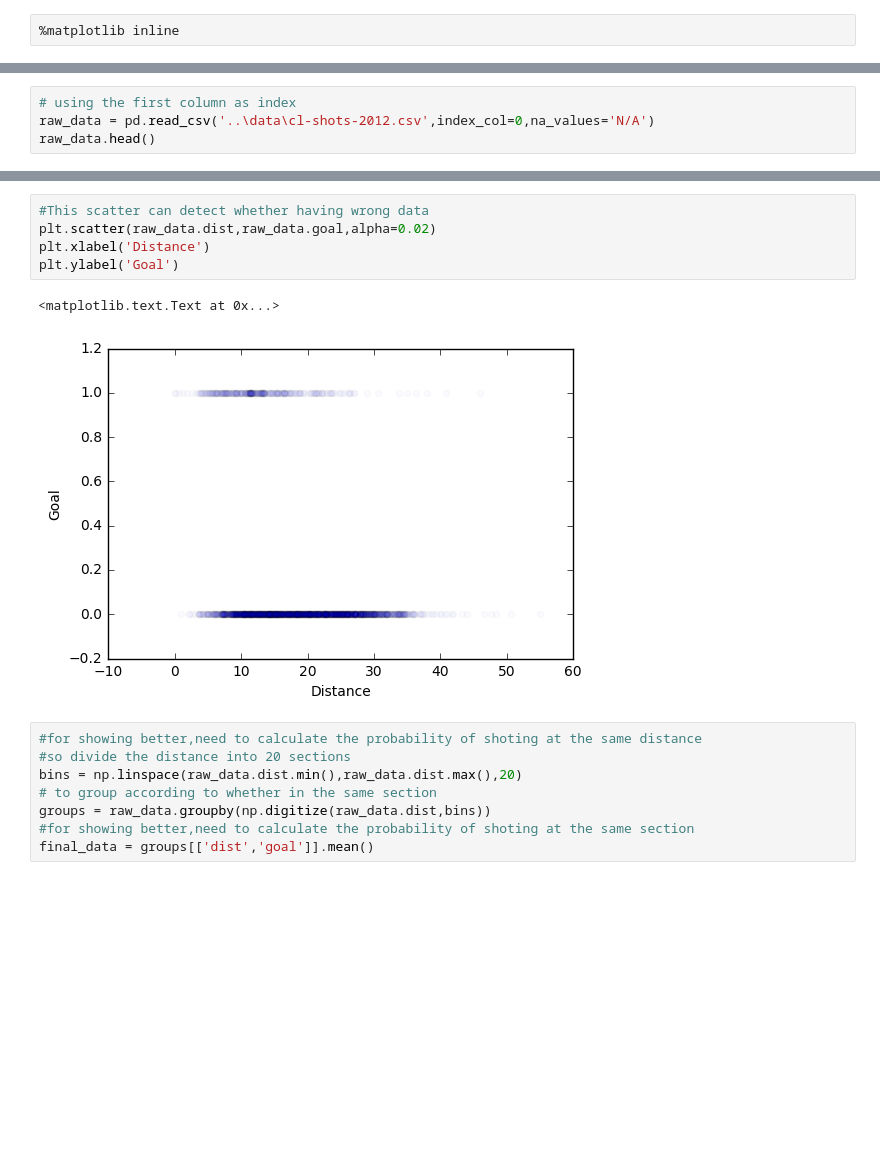
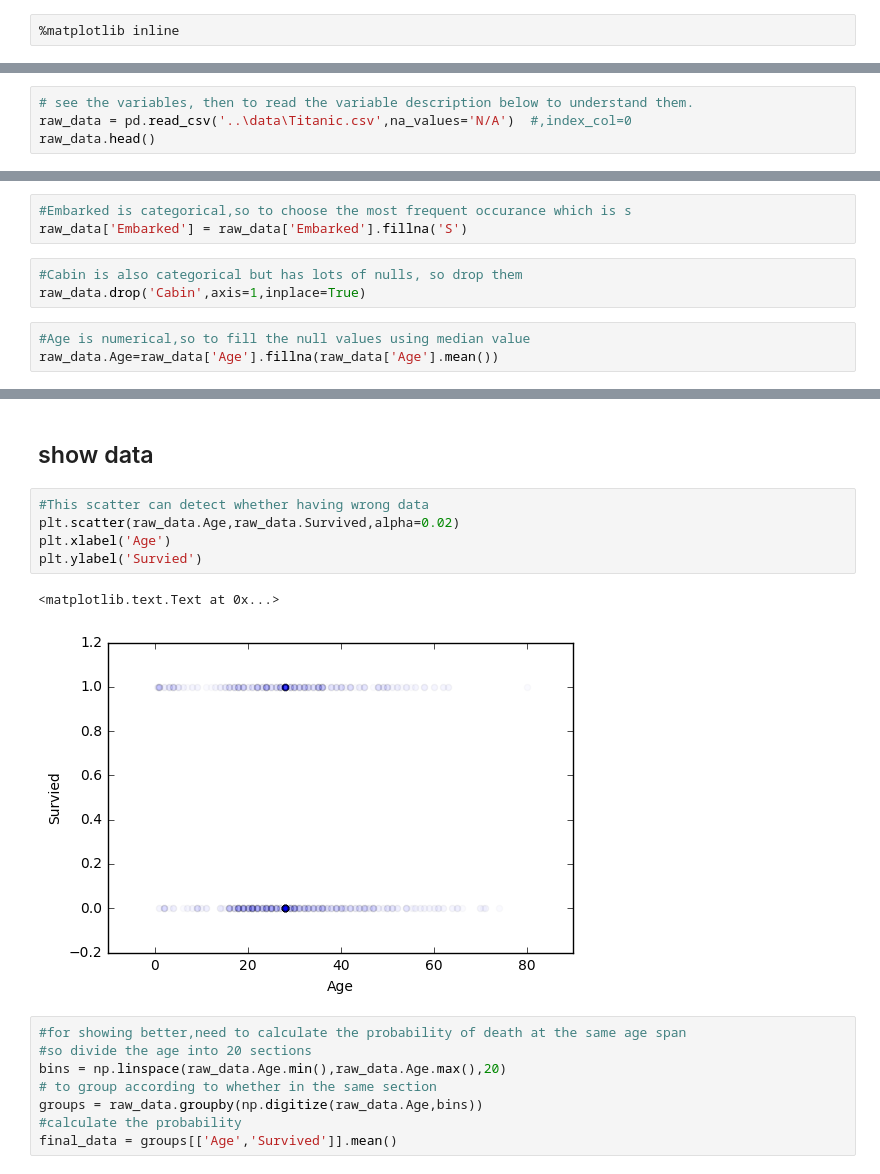
Before and after one commit to zxy6076/Zheng_Xiaoyu_Spring2017, a Jupyter notebook: final/analysis/ana_1.ipynb, the cells around one changed output, grey strips where cells are left out. Drawn from its saved outputs; the diff is of its cells as text; blank space fills up the shorter version.

```diff
--- a/final/analysis/ana_1.ipynb
+++ b/final/analysis/ana_1.ipynb
@@ -12,5 +14,5 @@ import matplotlib.pyplot as plt
 # %%
-# using the first column as index
-raw_data = pd.read_csv('..\data\cl-shots-2012.csv',index_col=0,na_values='N/A')
+# see the variables, then to read the variable description below to understand them.
+raw_data = pd.read_csv('..\data\Titanic.csv',na_values='N/A')  #,index_col=0
 raw_data.head()
 # %% [output]
@@ -34,0 +67,9 @@ raw_data.describe()
+# %%
+#Embarked is categorical,so to choose the most frequent occurance which is s
+raw_data['Embarked'] = raw_data['Embarked'].fillna('S')
+# %%
+#Cabin is also categorical but has lots of nulls, so drop them
+raw_data.drop('Cabin',axis=1,inplace=True)
+# %%
+#Age is numerical,so to fill the null values using median value
+raw_data.Age=raw_data['Age'].fillna(raw_data['Age'].mean())
@@ -35,17 +92,19 @@ raw_data.describe()
+# %% [markdown]
+## show data
 # %%
 #This scatter can detect whether having wrong data
-plt.scatter(raw_data.dist,raw_data.goal,alpha=0.02)
-plt.xlabel('Distance')
-plt.ylabel('Goal')
+plt.scatter(raw_data.Age,raw_data.Survived,alpha=0.02)
+plt.xlabel('Age')
+plt.ylabel('Survied')
 # %% [output]
 <matplotlib.text.Text at 0x...>
-[figure, old version]
+[figure, new version]
 # %%
-#for showing better,need to calculate the probability of shoting at the same distance
-#so divide the distance into 20 sections
-bins = np.linspace(raw_data.dist.min(),raw_data.dist.max(),20)
+#for showing better,need to calculate the probability of death at the same age span
+#so divide the age into 20 sections
+bins = np.linspace(raw_data.Age.min(),raw_data.Age.max(),20)
 # to group according to whether in the same section
-groups = raw_data.groupby(np.digitize(raw_data.dist,bins))
-#for showing better,need to calculate the probability of shoting at the same section
-final_data = groups[['dist','goal']].mean()
+groups = raw_data.groupby(np.digitize(raw_data.Age,bins))
+#calculate the probability
+final_data = groups[['Age','Survived']].mean()
 # %%
```
Also changed, not shown: parts of 10 cells of this notebook, 6 other files.
